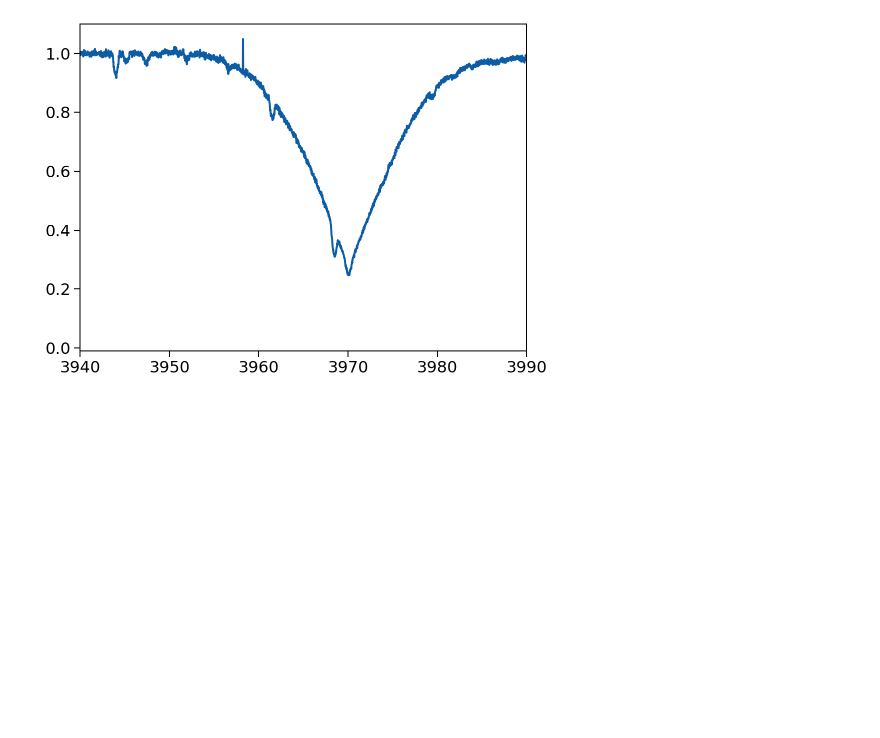
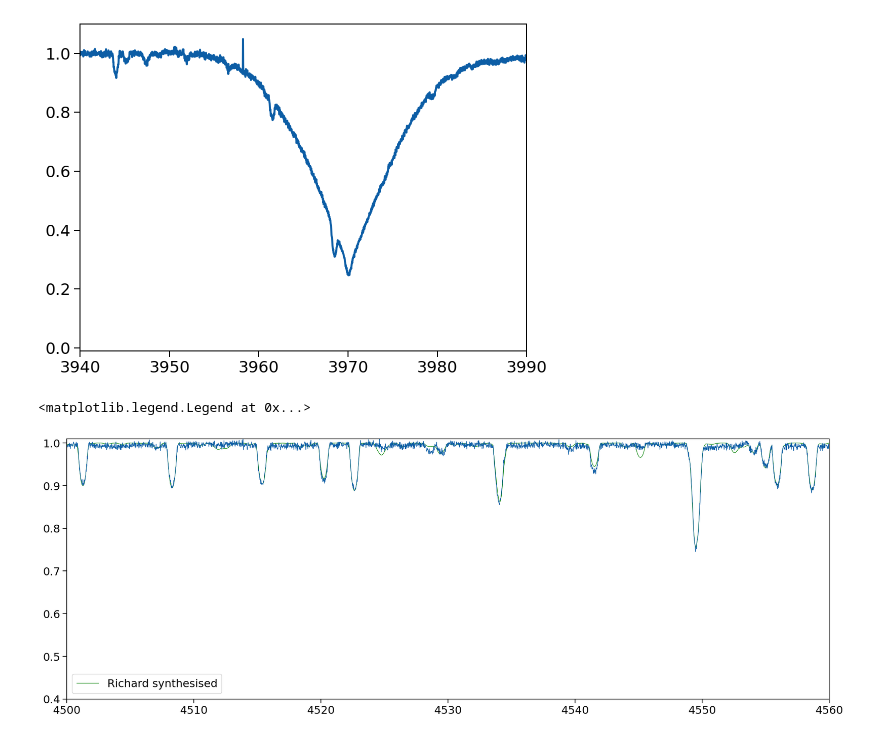
Before and after one commit to danhey/adra, a Jupyter notebook: sophie/spectra/Untitled.ipynb, the cells around one changed output. Drawn from its saved outputs; the diff is of its cells as text; code cells hidden in the pictures; blank space fills up the shorter version.

```diff
--- a/sophie/spectra/Untitled.ipynb
+++ b/sophie/spectra/Untitled.ipynb
@@ -17,3 +20,21 @@ plt.xlim(3940, 3990)
+# %%
+
+plt.figure(figsize=[20,7])
+
+# plt.plot(wav, flux, c='black', lw=0.8, label='Data')
+# plt.plot(adel_wav, adel_flux, lw=1., c='blue', label='Adelmann abundances')
+# plt.plot(new_wav, new_flux - 0.2, lw=0.7, c='red', label='Oleg synthesised')
+plt.plot(richard_wav, richard_flux, lw=0.7, c='g', label='Richard synthesised')
+plt.plot(tx + 0.6, ty, lw=0.7)
+plt.xlim(4500, 4560)
+# plt.xlim(3980, 4000)
+plt.ylim(0.4, 1.01)
+plt.legend()
+
+# plt.savefig('comparison.png', dpi=300)
+# %% [output]
+<matplotlib.legend.Legend at 0x...>
+[figure, added]
 # %%
 
 plt.figure(figsize=[20,7])
```
Also changed, not shown: parts of 2 cells of this notebook, 1 other file.
